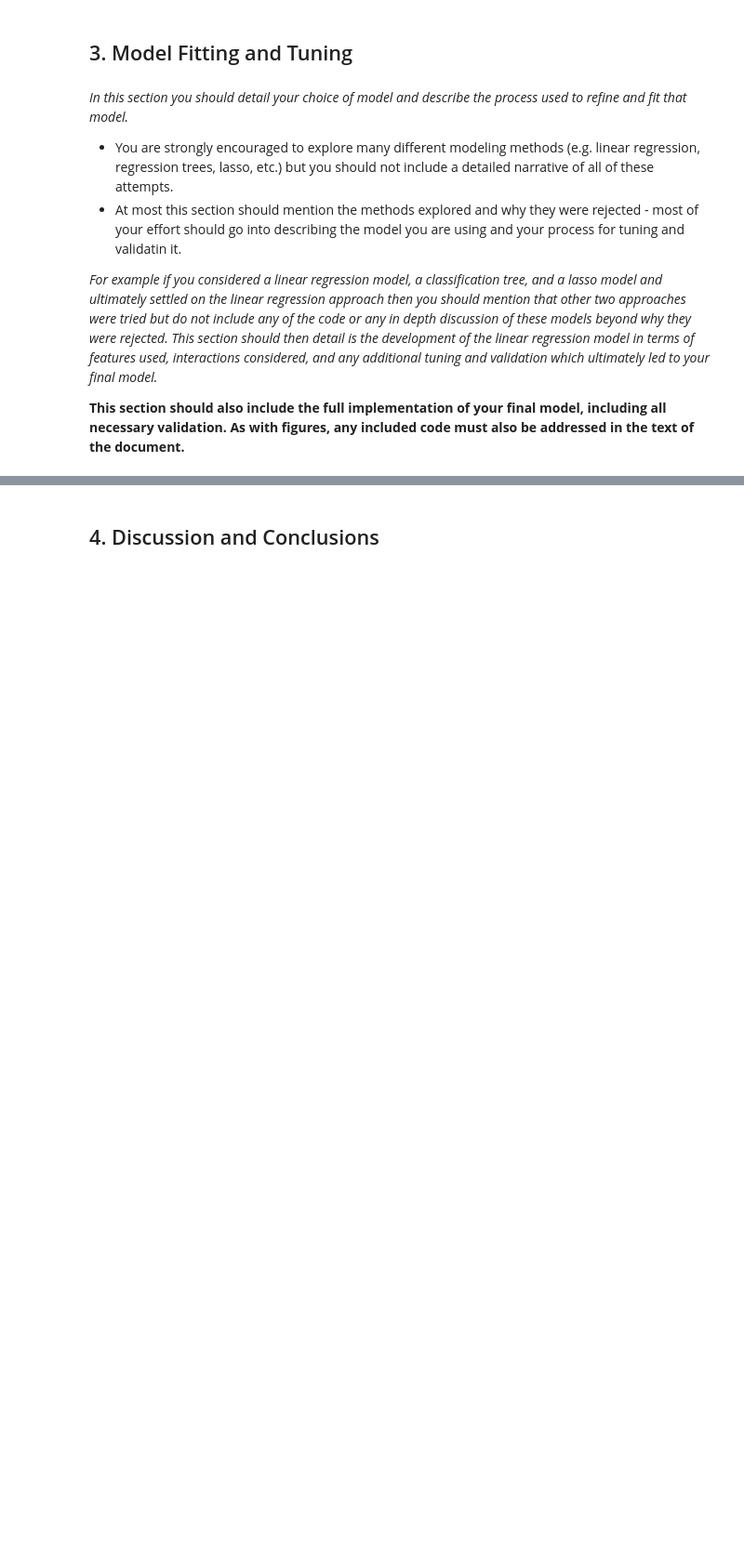
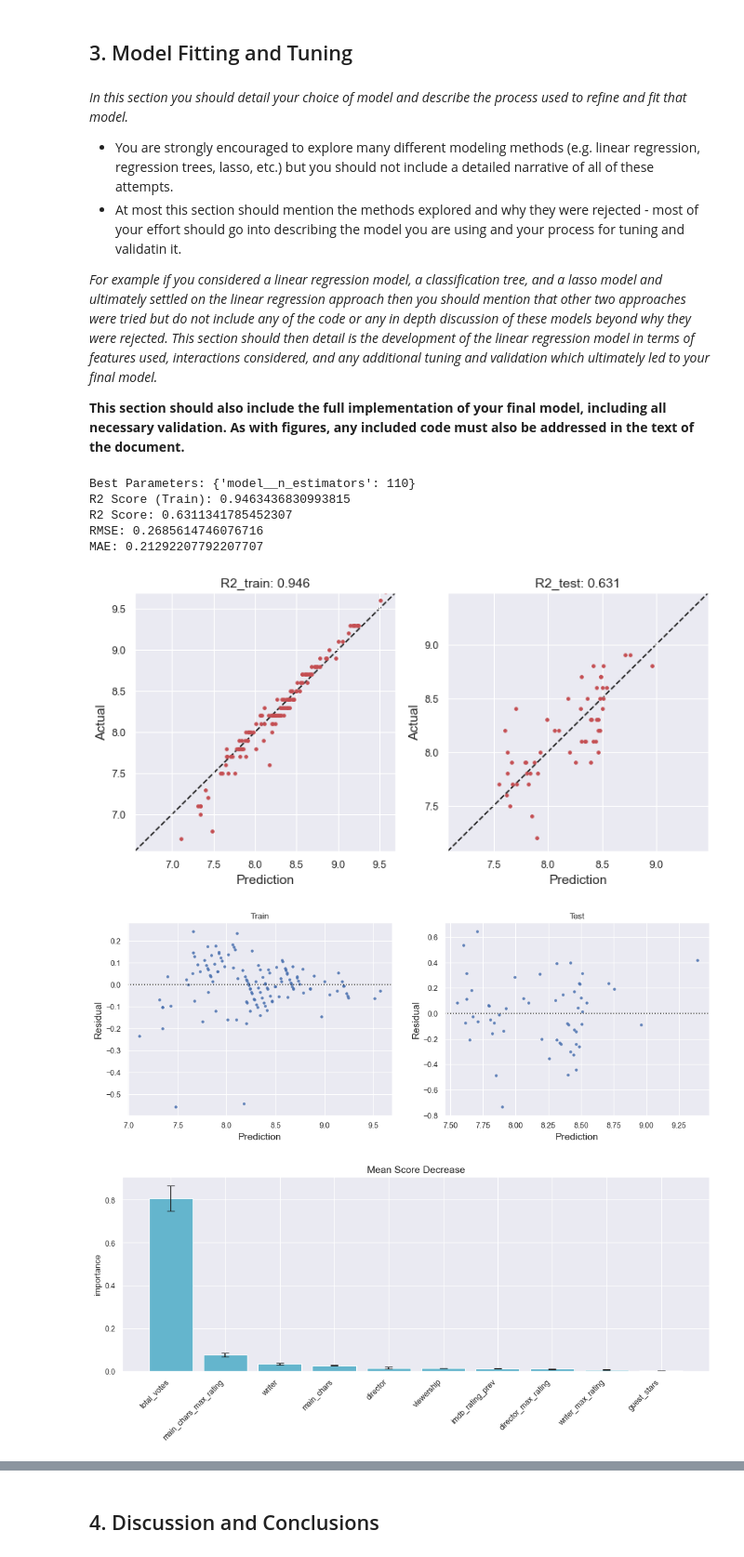
Before and after one commit to monicasteph97/mlp-proj1, a Jupyter notebook: project1.ipynb, the cells around one changed output, grey strips where cells are left out. Shown at 93% size. Saved outputs shown, nothing was run; the diff lists cells and outputs as text; code cells hidden in the pictures; blank space fills up the shorter version.

```diff
--- a/project1.ipynb
+++ b/project1.ipynb
@@ -708,0 +749,48 @@ MAE: 0.19458163265306183
+# %%
+def show_msd(pipeline, normalize=True, topk=10):
+    """
+    Calculate mean score decrease of each feature.
+    Mean score decrease perform a random permutation on each of the input columns then collects the score decrease caused by each columns.
+
+    Parameters
+    ----------
+    pipeline: sklearn pipeline.
+    """
+
+    colors = sns.light_palette('#79C', topk)
+
+    imp = permutation_importance(pipeline, X_train, y_train, n_repeats=5, n_jobs=1, random_state=42)
+
+    df_imp = pd.DataFrame({
+        'feature': X_train.columns,
+        'importance': imp['importances_mean'],
+        'stdev': imp['importances_std']
+    }).sort_values('importance', ascending=False)
+
+    if normalize:
+        df_imp[['importance', 'stdev']] = df_imp[['importance', 'stdev']] / df_imp.importance.sum()
+
+    if topk:
+        df_imp = df_imp.head(topk)
+
+    plt.figure(figsize=(15, 5))
+    plt.bar(range(len(df_imp)), df_imp.importance, yerr=df_imp.stdev, color='c', error_kw={"capsize": 5})
+    plt.xticks(range(len(df_imp)), df_imp.feature, rotation=45, horizontalalignment='right')
+    plt.ylabel('importance')
+    plt.title('Mean Score Decrease', fontsize=14);
+# %%
+model = RandomForestRegressor(random_state=42)
+pipeline = preprocess(model, num_cols, cat_cols)
+X_train, X_test, y_train, y_test = split(df)
+final_pipeline = model_fit(pipeline, X_train, X_test, y_train, y_test)
+show_msd(final_pipeline)
+show_feature_importances(final_pipeline, num_cols)
+# %% [output]
+Best Parameters: {'model__n_estimators': 110}
+R2 Score (Train): 0.9463436830993815
+R2 Score: 0.6311341785452307
+RMSE: 0.2685614746076716
+MAE: 0.21292207792207707
+[figure, added]
+[figure, added]
+[figure, added]
```
Also changed, not shown: parts of 26 cells of this notebook.
